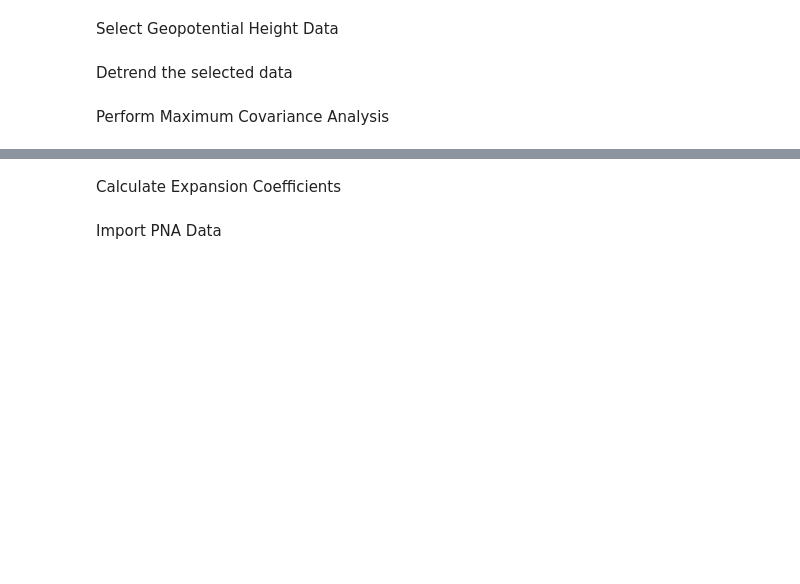
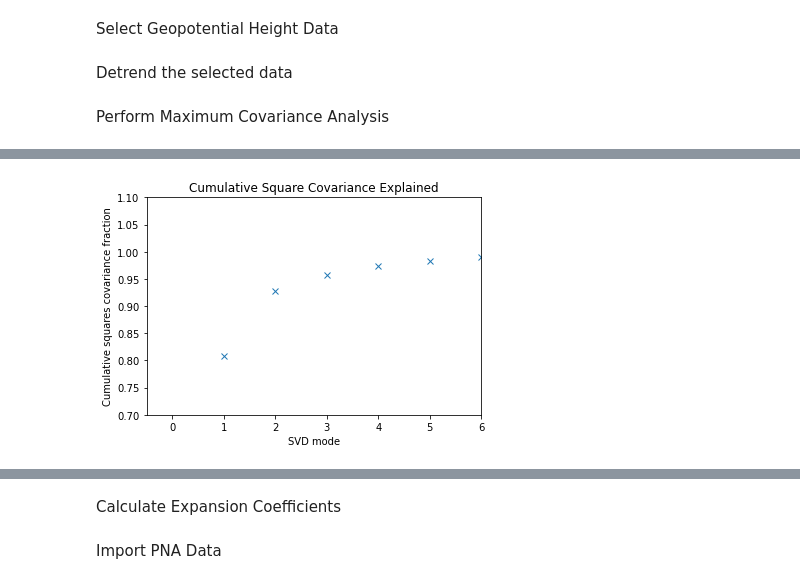
Before and after one commit to InigoP/NOAA, a Jupyter notebook: index_calculation.ipynb, the cells around one changed output, grey strips where cells are left out. Drawn from its saved outputs; the diff is of its cells as text; code cells hidden in the pictures; blank space fills up the shorter version.

```diff
--- a/index_calculation.ipynb
+++ b/index_calculation.ipynb
@@ -73,30 +74,30 @@ def select_data(data_set, climate_var,months):
     result = data_set[climate_var].sel(time=np.in1d(data_set['time.month'],[months])).squeeze()
     if climate_var == 'hgt':
         if months == [12, 1, 2]:
-            hgt = result.sel(time = slice('1979-12-01','2020-3-01'),level = slice(500,500), lon = slice (100, 360), lat = slice(-30)).squeeze()
+            hgt = result.sel(time = slice('1979-12-01','2015-3-01'),level = slice(500,500), lon = slice (100, 360), lat = slice(-30)).squeeze()
             return hgt
         elif months == [3,4,5]:
-            hgt = result.sel(time = slice('1980-3-01','2020-6-01'),level = slice(500,500), lon = slice (100, 360), lat = slice(-30)).squeeze()
+            hgt = result.sel(time = slice('1980-3-01','2014-6-01'),level = slice(500,500), lon = slice (100, 360), lat = slice(-30)).squeeze()
             return hgt
         elif months == [6,7,8]:
-            hgt = result.sel(time = slice('1980-6-01','2020-9-01'),level = slice(500,500), lon = slice (100, 360), lat = slice(-30)).squeeze()
+            hgt = result.sel(time = slice('1980-6-01','2014-9-01'),level = slice(500,500), lon = slice (100, 360), lat = slice(-30)).squeeze()
             return hgt
         elif months == [9,10,11]:
-            hgt = result.sel(time = slice('1980-9-01','2019-12-01'),level = slice(500,500), lon = slice (100, 360), lat = slice(-30)).squeeze()
+            hgt = result.sel(time = slice('1980-9-01','2014-12-01'),level = slice(500,500), lon = slice (100, 360), lat = slice(-30)).squeeze()
             return hgt
 
     elif climate_var == 'air':
         if months == [12, 1, 2]:
-            temp = result.sel(time = slice('1979-12-01','2020-3-01'),lon = slice (190, 300), lat = slice(13)).squeeze()
+            temp = result.sel(time = slice('1979-12-01','2015-3-01'),lon = slice (190, 300), lat = slice(13)).squeeze()
             return temp
         elif months == [3,4,5]:
-            temp = result.sel(time = slice('1980-3-01','2020-6-01'),lon = slice (190, 300), lat = slice(13)).squeeze()
+            temp = result.sel(time = slice('1980-3-01','2014-6-01'),lon = slice (190, 300), lat = slice(13)).squeeze()
             return temp
         elif months == [6,7,8]:
-            temp = result.sel(time = slice('1980-6-01','2020-9-01'),lon = slice (190, 300), lat = slice(13)).squeeze()
+            temp = result.sel(time = slice('1980-6-01','2014-9-01'),lon = slice (190, 300), lat = slice(13)).squeeze()
             return temp
         elif months == [9,10,11]:
-            temp = result.sel(time = slice('1980-9-01','2019-12-01'),lon = slice (190, 300), lat = slice(13)).squeeze()
+            temp = result.sel(time = slice('1980-9-01','2014-12-01'),lon = slice (190, 300), lat = slice(13)).squeeze()
             return temp
 # %%
 def detrend_hgt(hgt):
@@ -489,3 +640,15 @@ b2_djf_norm = djf_results[7]
+# %%
+scf = djf_results[8]
+
+plt.plot(np.cumsum(scf),'x')
+plt.xlabel('SVD mode')
+plt.ylabel('Cumulative squares covariance fraction')
+plt.ylim([0.7,1.1])
+plt.xlim([-0.5, 6])
+plt.title('Cumulative Square Covariance Explained')
+plt.savefig('Covar_Explained.png')
+# %% [output]
+[figure, added]
 # %%
 mam_results = svd(temp_anom_mam, hgt_mam_anom)
 U1_mam_norm = mam_results[0]
```
Also changed, not shown: parts of 41 cells of this notebook.
